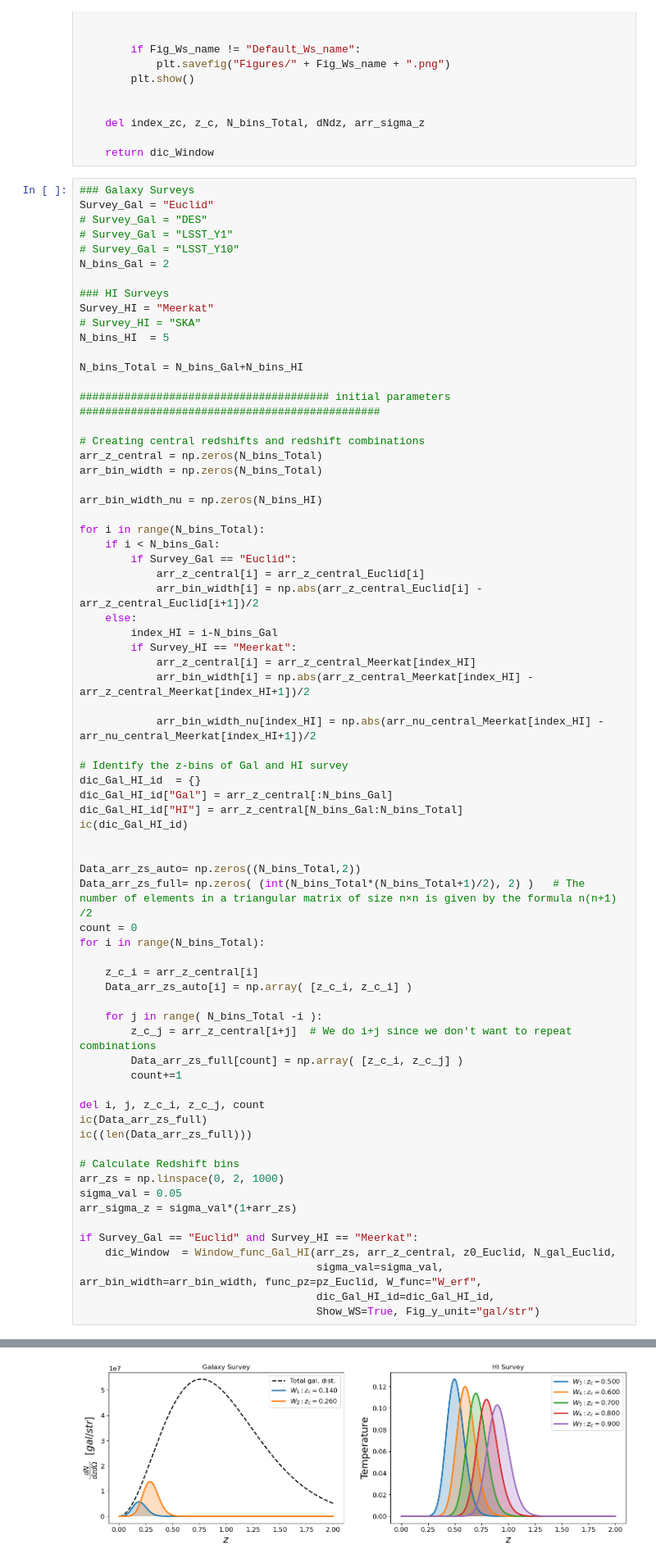
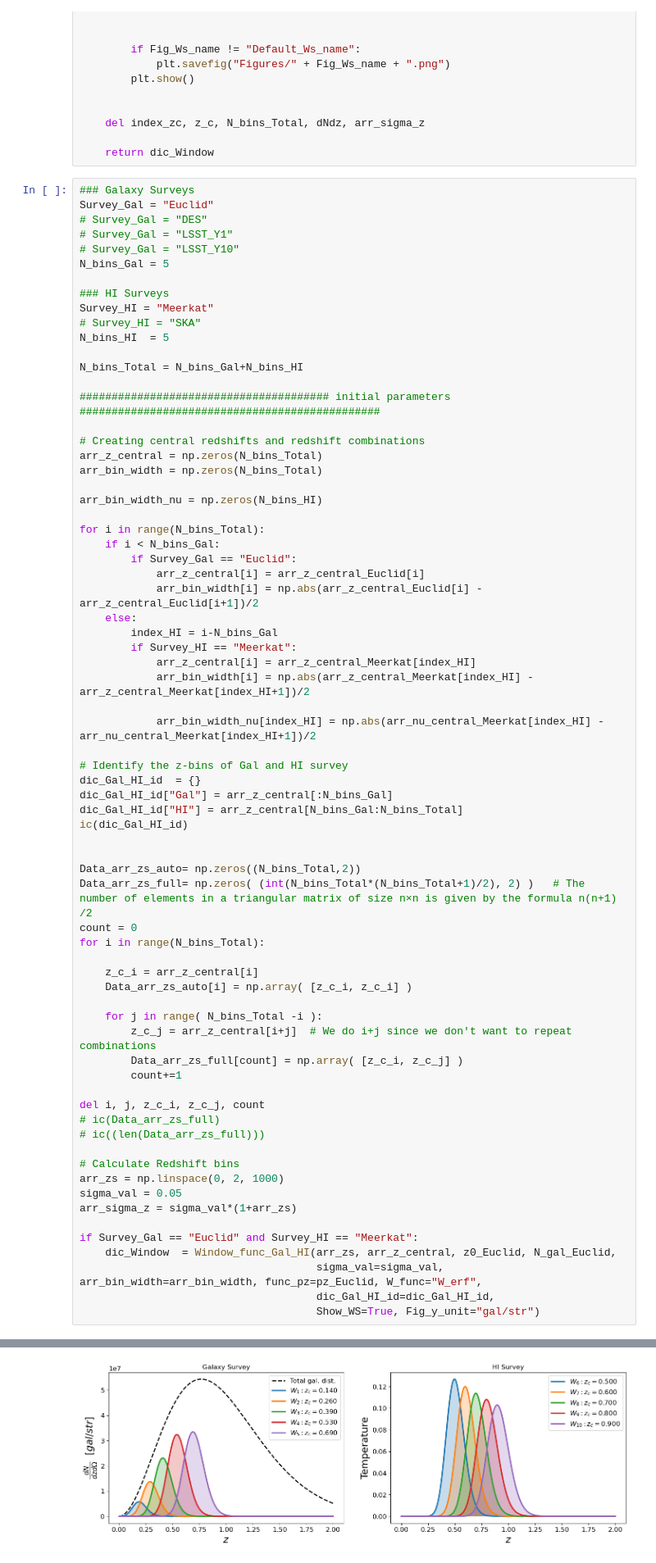
Before and after one commit to GreenTS27/Photo_Surveys-HI_IM-Fisher_Matrix, a Jupyter notebook: Fisher_Matrix_C_ell_vs_w_t.ipynb, the cells around one changed output, grey strips where cells are left out. Shown at 82% size. Saved outputs shown, nothing was run; the diff lists cells and outputs as text.

```diff
--- a/Fisher_Matrix_C_ell_vs_w_t.ipynb
+++ b/Fisher_Matrix_C_ell_vs_w_t.ipynb
@@ -332,7 +332,7 @@ Survey_Gal = "Euclid"
 # Survey_Gal = "DES"
 # Survey_Gal = "LSST_Y1"
 # Survey_Gal = "LSST_Y10"
-N_bins_Gal = 2
+N_bins_Gal = 5
 
 ### HI Surveys
 Survey_HI = "Meerkat"
@@ -383,8 +383,8 @@ for i in range(N_bins_Total):
         count+=1
 
 del i, j, z_c_i, z_c_j, count
-ic(Data_arr_zs_full)
-ic((len(Data_arr_zs_full)))
+# ic(Data_arr_zs_full)
+# ic((len(Data_arr_zs_full)))
 
 # Calculate Redshift bins
 arr_zs = np.linspace(0, 2, 1000)
@@ -417,4 +402,4 @@ ic| len(Data_arr_zs_full): 28
-[figure, old version]
+[figure, new version]
 # %% [markdown]
 ## Comological parameters + $\beta$ or + $s(z)$
 # %% [markdown]
```
Also changed, not shown: parts of 10 cells of this notebook.
